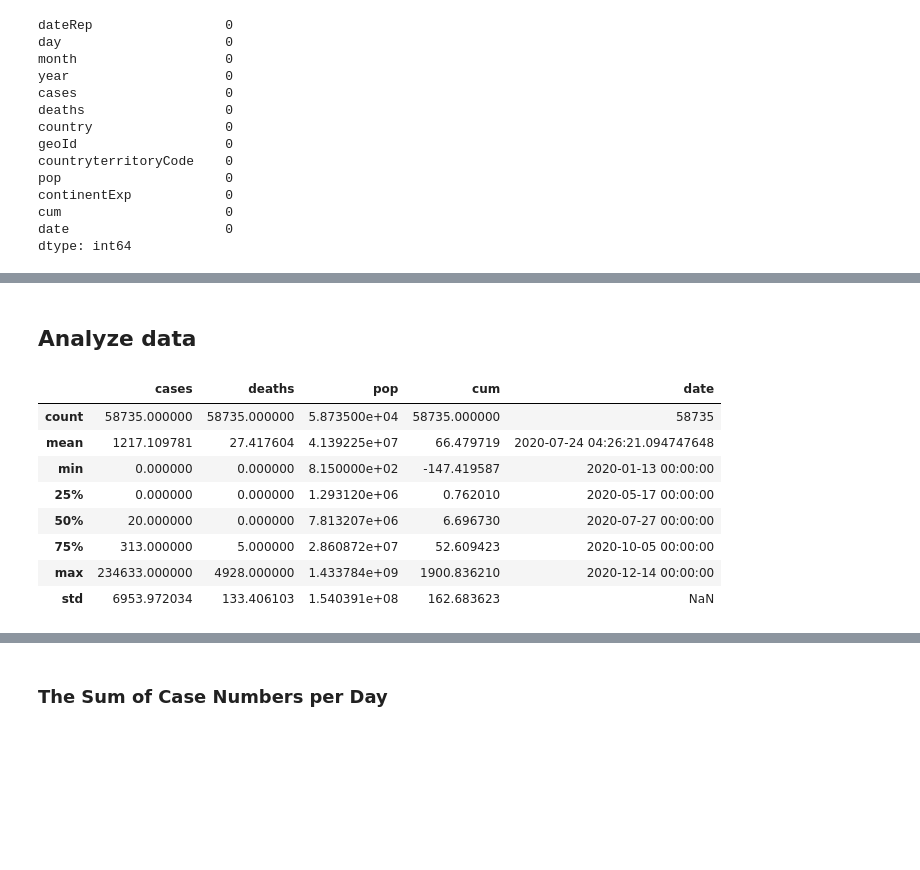
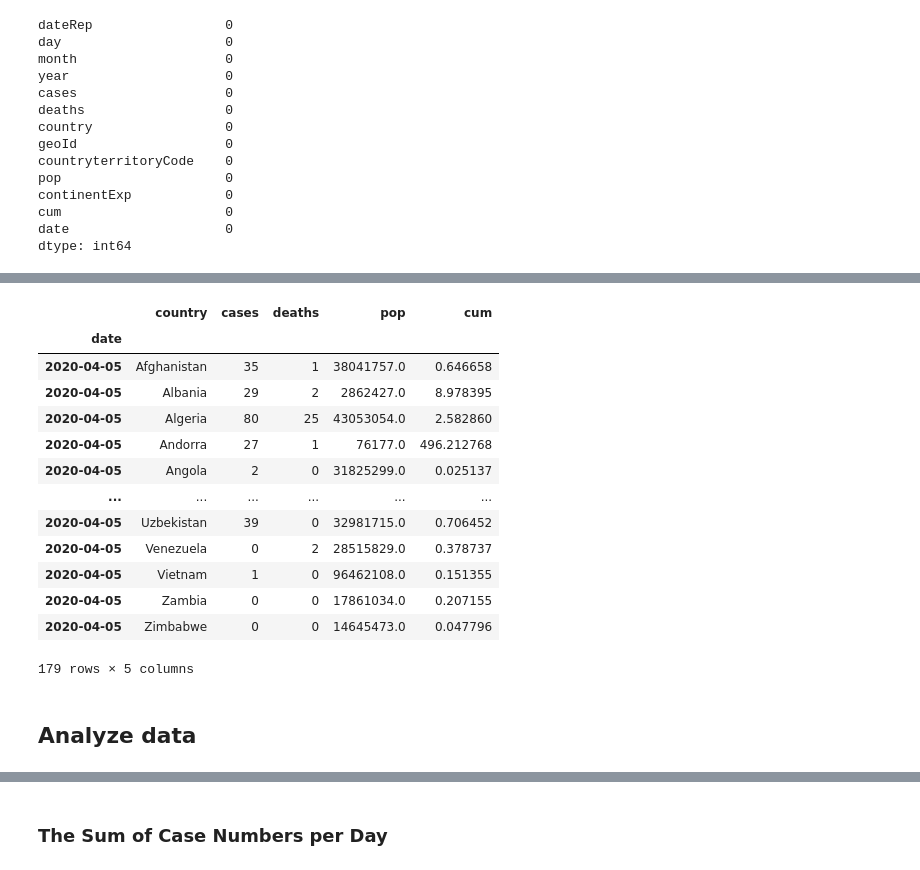
Before and after one commit to xbwei/Social-Data-Analytics-in-Cloud, a Jupyter notebook: COVID_19_Data_Analysis.ipynb, the cells around one changed output, grey strips where cells are left out. Drawn from its saved outputs; the diff is of its cells as text; code cells hidden in the pictures; blank space fills up the shorter version.

```diff
--- a/COVID_19_Data_Analysis.ipynb
+++ b/COVID_19_Data_Analysis.ipynb
@@ -198,19 +225,24 @@ df
+# %%
+df.loc['2020-04-05'] #filter the data based on the index value
+# %% [output]
+|  | country | cases | deaths | pop | cum |
+| date |  |  |  |  |  |
+| 2020-04-05 | Afghanistan | 35 | 1 | 38041757.0 | 0.646658 |
+| 2020-04-05 | Albania | 29 | 2 | 2862427.0 | 8.978395 |
+| 2020-04-05 | Algeria | 80 | 25 | 43053054.0 | 2.582860 |
+| 2020-04-05 | Andorra | 27 | 1 | 76177.0 | 496.212768 |
+| 2020-04-05 | Angola | 2 | 0 | 31825299.0 | 0.025137 |
+| ... | ... | ... | ... | ... | ... |
+| 2020-04-05 | Uzbekistan | 39 | 0 | 32981715.0 | 0.706452 |
+| 2020-04-05 | Venezuela | 0 | 2 | 28515829.0 | 0.378737 |
+| 2020-04-05 | Vietnam | 1 | 0 | 96462108.0 | 0.151355 |
+| 2020-04-05 | Zambia | 0 | 0 | 17861034.0 | 0.207155 |
+| 2020-04-05 | Zimbabwe | 0 | 0 | 14645473.0 | 0.047796 |
+179 rows × 5 columns
 # %%
 df.to_csv('clean_data.csv') #store the cleaned data to local computer
 # %% [markdown]
 ## Analyze data
-# %%
-df.describe() #statistical summary of the data
-# %% [output]
-|  | cases | deaths | pop | cum | date |
-| count | 58735.000000 | 58735.000000 | 5.873500e+04 | 58735.000000 | 58735 |
-| mean | 1217.109781 | 27.417604 | 4.139225e+07 | 66.479719 | 2020-07-24 04:26:21.094747648 |
-| min | 0.000000 | 0.000000 | 8.150000e+02 | -147.419587 | 2020-01-13 00:00:00 |
-| 25% | 0.000000 | 0.000000 | 1.293120e+06 | 0.762010 | 2020-05-17 00:00:00 |
-| 50% | 20.000000 | 0.000000 | 7.813207e+06 | 6.696730 | 2020-07-27 00:00:00 |
-| 75% | 313.000000 | 5.000000 | 2.860872e+07 | 52.609423 | 2020-10-05 00:00:00 |
-| max | 234633.000000 | 4928.000000 | 1.433784e+09 | 1900.836210 | 2020-12-14 00:00:00 |
-| std | 6953.972034 | 133.406103 | 1.540391e+08 | 162.683623 | NaN |
 # %%
 df['country'].value_counts() #show the count of unqiue values
 # %% [output]
```
Also changed, not shown: parts of 17 cells of this notebook, 1 other file.
